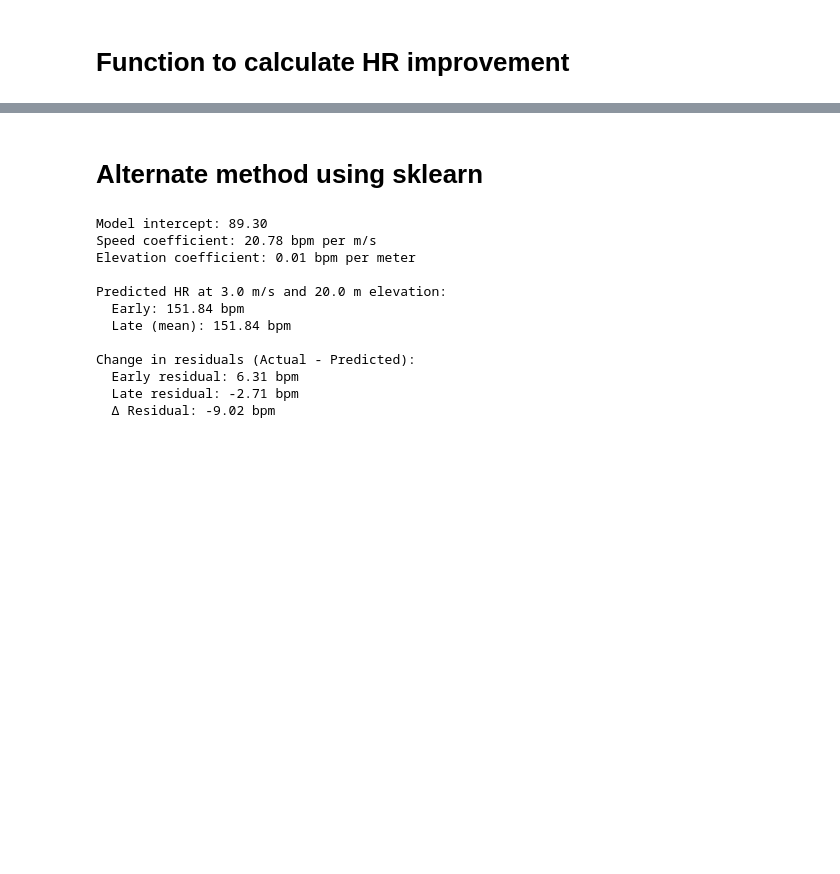
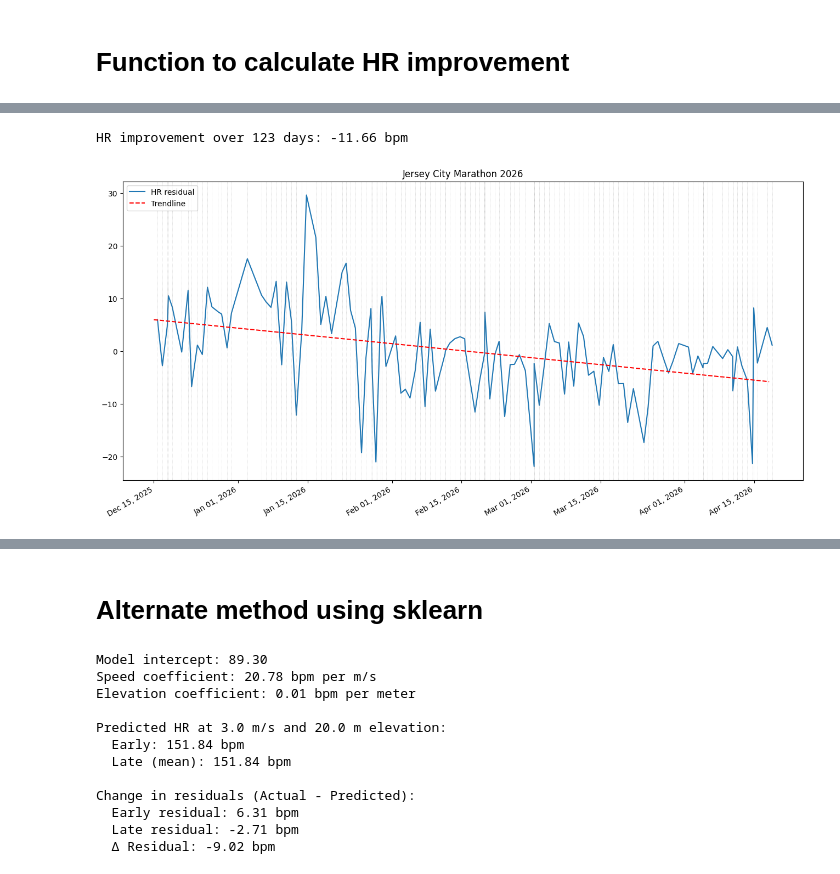
Before and after one commit to ionox0/Runs, a Jupyter notebook: hr_improvment.ipynb, the cells around one changed output, grey strips where cells are left out. Drawn from its saved outputs; the diff is of its cells as text; code cells hidden in the pictures; blank space fills up the shorter version.

```diff
--- a/hr_improvment.ipynb
+++ b/hr_improvment.ipynb
@@ -71,0 +93,5 @@ def plot_hr_improvement(start_date='2025-02-01', end_date='2025-04-15', title='H
+# %%
+plot_hr_improvement('2025-12-15', '2026-04-19', title='Jersey City Marathon 2026')
+# %% [output]
+HR improvement over 123 days: -11.66 bpm
+[figure, added]
```
Also changed, not shown: parts of 8 cells of this notebook.
